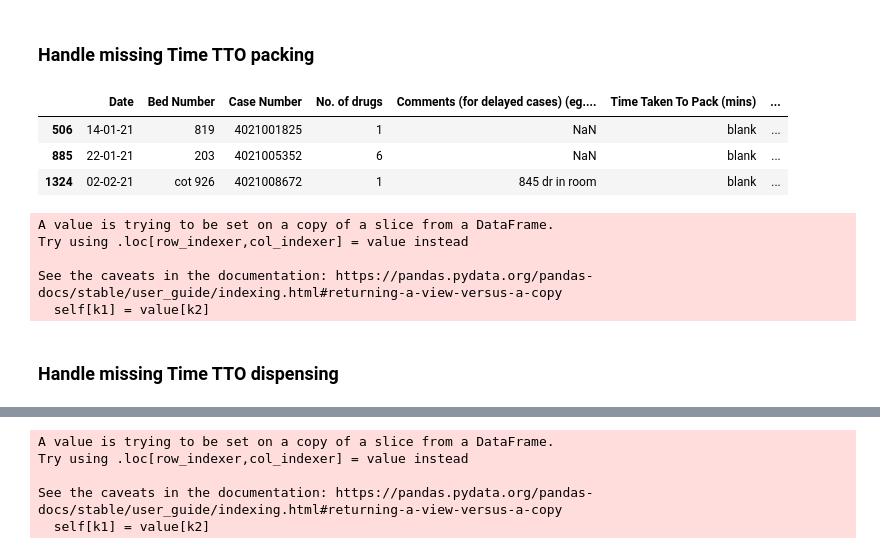
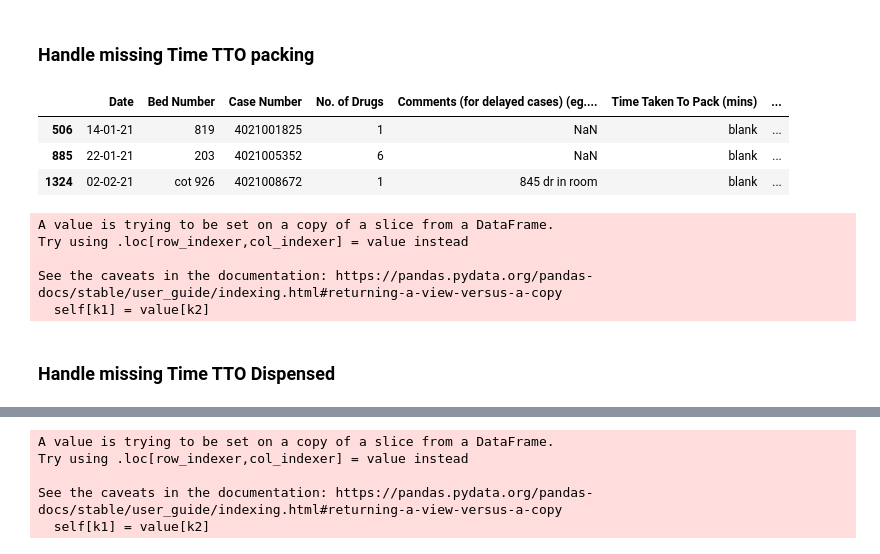
Before and after one commit to RoystonCXW/IS447---Smart-Healthcare, a Jupyter notebook: IS447/System/Data/Pharmacy Dept/Data Cleaning/MNH_Cleaning.ipynb, the cells around one changed output, grey strips where cells are left out. Cells and saved outputs as stored; diff of their text form; code cells hidden in the pictures.

```diff
--- a/IS447/System/Data/Pharmacy Dept/Data Cleaning/MNH_Cleaning.ipynb
+++ b/IS447/System/Data/Pharmacy Dept/Data Cleaning/MNH_Cleaning.ipynb
@@ -53,8 +53,10 @@ df.drop(['Can close', 'Time TTO received (24 hr format) (eg 1340)', 'Timing of P
 #rename columns
 df.rename({'Case no.': 'Case Number',
             'Bed no.': 'Bed Number',
-            'Timing of packing': 'Time TTO packing',
-            'Timing of Dispensing': 'Time TTO dispensing'},
+            'No. of drugs': 'No. of Drugs',
+           'Time TTO received': 'Time TTO Received',
+            'Timing of packing': 'Time TTO Packing',
+            'Timing of Dispensing': 'Time TTO Dispensed'},
            axis=1, inplace=True)
 # %% [markdown]
 # Handle missing values
@@ -94,14 +96,14 @@ df[['Date']] = df[['Date']].fillna('15-07-21')
 # %%
 # drop rows with missing Time TTO received -> 1 row only
 df.replace('#VALUE!', np.nan, inplace = True)
-df = df.dropna(subset=['Time TTO received'])
+df = df.dropna(subset=['Time TTO Received'])
 #df.replace('blank', np.nan, inplace = True)
 # %% [markdown]
 ### Handle missing bed number
 # %%
 # handle those with missing bed number, case no by replacing with blank
 #missing_bed_no = df[df['Bed Number'].isnull()]
-df[['Bed Number']] = df[['Bed Number']].fillna('blank')
+df[['Bed Number']] = df[['Bed Number']].fillna('NA')
 # %% [output]
 A value is trying to be set on a copy of a slice from a DataFrame.
 Try using .loc[row_indexer,col_indexer] = value instead
@@ -112,7 +114,7 @@ See the caveats in the documentation: https://pandas.pydata.org/pandas-docs/stab
 ### Handle missing case number
 # %%
 df['Case Number'] = df['Case Number'].replace('  ', np.nan)
-df[['Case Number']] = df[['Case Number']].fillna('blank')
+df[['Case Number']] = df[['Case Number']].fillna('NA')
 # %% [output]
 A value is trying to be set on a copy of a slice from a DataFrame.
 Try using .loc[row_indexer,col_indexer] = value instead
@@ -138,9 +140,9 @@ See the caveats in the documentation: https://pandas.pydata.org/pandas-docs/stab
 # %% [markdown]
 ### Handle missing Time TTO packing
 # %%
-df[df['Time TTO packing'].isnull()].head(3)
+df[df['Time TTO Packing'].isnull()].head(3)
 # %% [output]
-|  | Date | Bed Number | Case Number | No. of drugs | Comments (for delayed cases) (eg.... | Time Taken To Pack (mins) | ... |
+|  | Date | Bed Number | Case Number | No. of Drugs | Comments (for delayed cases) (eg.... | Time Taken To Pack (mins) | ... |
 | 506 | 14-01-21 | 819 | 4021001825 | 1 | NaN | blank | ... |
 | 885 | 22-01-21 | 203 | 4021005352 | 6 | NaN | blank | ... |
 | 1324 | 02-02-21 | cot 926 | 4021008672 | 1 | 845 dr in room | blank | ... |
@@ -153,5 +155,5 @@ Try using .loc[row_indexer,col_indexer] = value instead
 See the caveats in the documentation: https://pandas.pydata.org/pandas-docs/stable/user_guide/indexing.html#returning-a-view-versus-a-copy
   self[k1] = value[k2]
 # %% [markdown]
-### Handle missing Time TTO dispensing
+### Handle missing Time TTO Dispensed
 # %%
```
Also changed, not shown: parts of 34 cells of this notebook, 1 other file.
